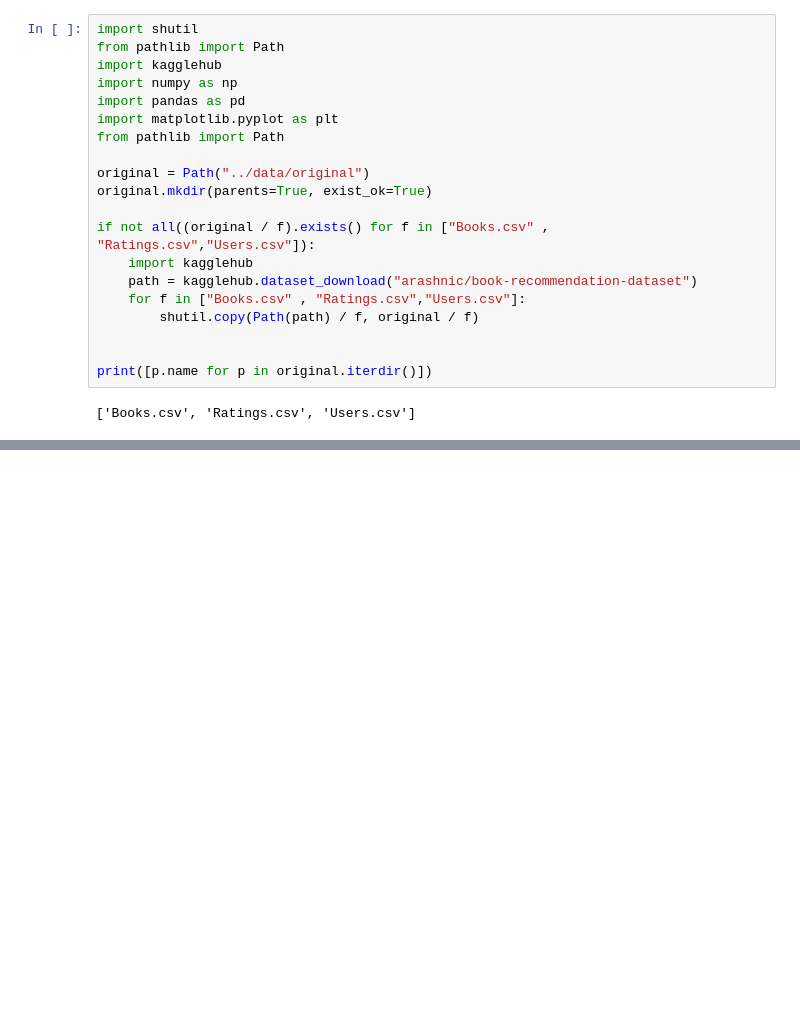
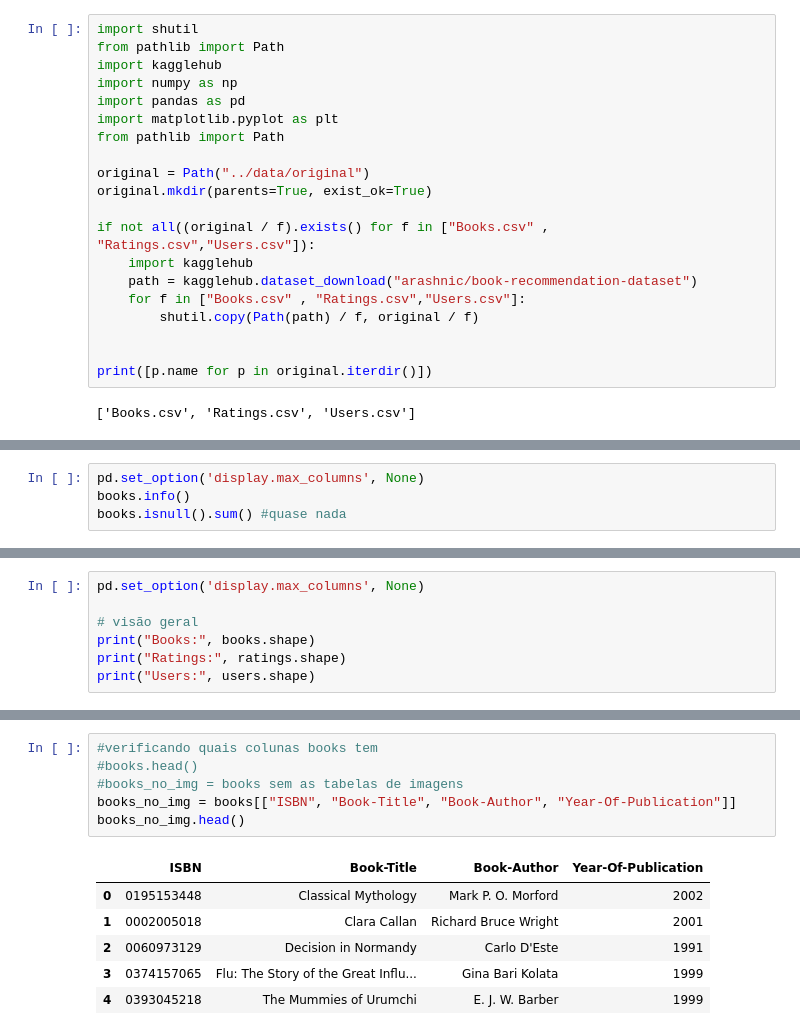
Before and after one commit to gustavomiranda2302/recomendacao-livros-book-crossing, a Jupyter notebook: models/notebooks/01_exploracao.ipynb, the cells around one changed output, grey strips where cells are left out. Drawn from its saved outputs; the diff is of its cells as text; blank space fills up the shorter version.

```diff
--- a/models/notebooks/01_exploracao.ipynb
+++ b/models/notebooks/01_exploracao.ipynb
@@ -37,0 +47,4 @@ print(books.head())
+# %%
+pd.set_option('display.max_columns', None)
+books.info()
+books.isnull().sum() #quase nada
@@ -37,0 +76,7 @@ print(books.head())
+# %%
+pd.set_option('display.max_columns', None)
+
+# visão geral
+print("Books:", books.shape)
+print("Ratings:", ratings.shape)
+print("Users:", users.shape)
@@ -37,0 +107,13 @@ print(books.head())
+# %%
+#verificando quais colunas books tem
+#books.head()
+#books_no_img = books sem as tabelas de imagens
+books_no_img = books[["ISBN", "Book-Title", "Book-Author", "Year-Of-Publication"]]
+books_no_img.head()
+# %% [output]
+|  | ISBN | Book-Title | Book-Author | Year-Of-Publication |
+| 0 | 0195153448 | Classical Mythology | Mark P. O. Morford | 2002 |
+| 1 | 0002005018 | Clara Callan | Richard Bruce Wright | 2001 |
+| 2 | 0060973129 | Decision in Normandy | Carlo D'Este | 1991 |
+| 3 | 0374157065 | Flu: The Story of the Great Influ... | Gina Bari Kolata | 1999 |
+| 4 | 0393045218 | The Mummies of Urumchi | E. J. W. Barber | 1999 |
```
Also changed, not shown: parts of 35 cells of this notebook.
